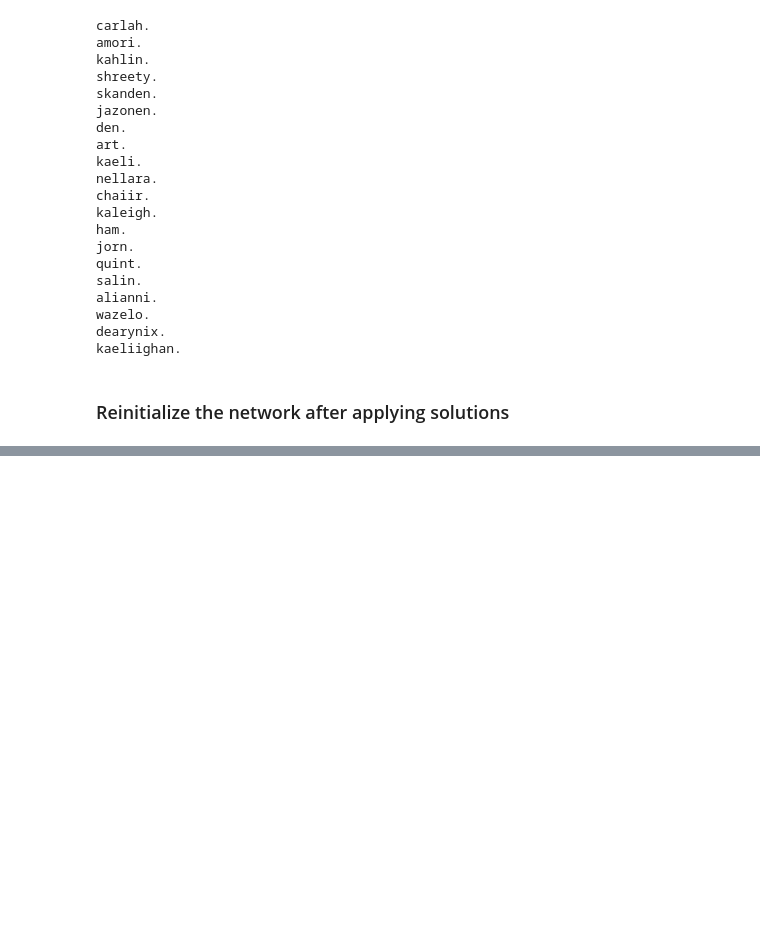
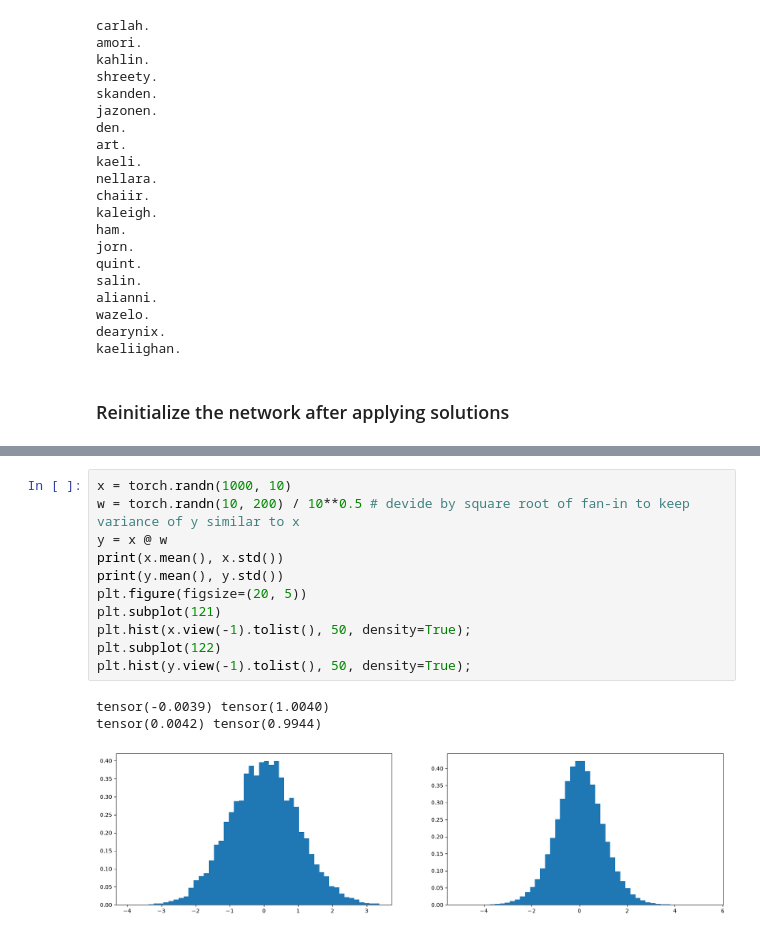
Before and after one commit to EdizArkin/yz50, a Jupyter notebook: week-4/w4_activations_gradients_batchnorm.ipynb, the cells around one changed output, grey strips where cells are left out. Saved outputs shown, nothing was run; the diff lists cells and outputs as text; blank space fills up the shorter version.

```diff
--- a/week-4/w4_activations_gradients_batchnorm.ipynb
+++ b/week-4/w4_activations_gradients_batchnorm.ipynb
@@ -415,3 +432,18 @@ for p in parameters:
+# %%
+x = torch.randn(1000, 10)
+w = torch.randn(10, 200) / 10**0.5 # devide by square root of fan-in to keep variance of y similar to x
+y = x @ w
+print(x.mean(), x.std())
+print(y.mean(), y.std())
+plt.figure(figsize=(20, 5))
+plt.subplot(121)
+plt.hist(x.view(-1).tolist(), 50, density=True);
+plt.subplot(122)
+plt.hist(y.view(-1).tolist(), 50, density=True);
+# %% [output]
+tensor(-0.0039) tensor(1.0040)
+tensor(0.0042) tensor(0.9944)
+[figure, added]
 # %%
 # same optimization as last time
 max_steps = 200000
```
Also changed, not shown: parts of 10 cells of this notebook.
